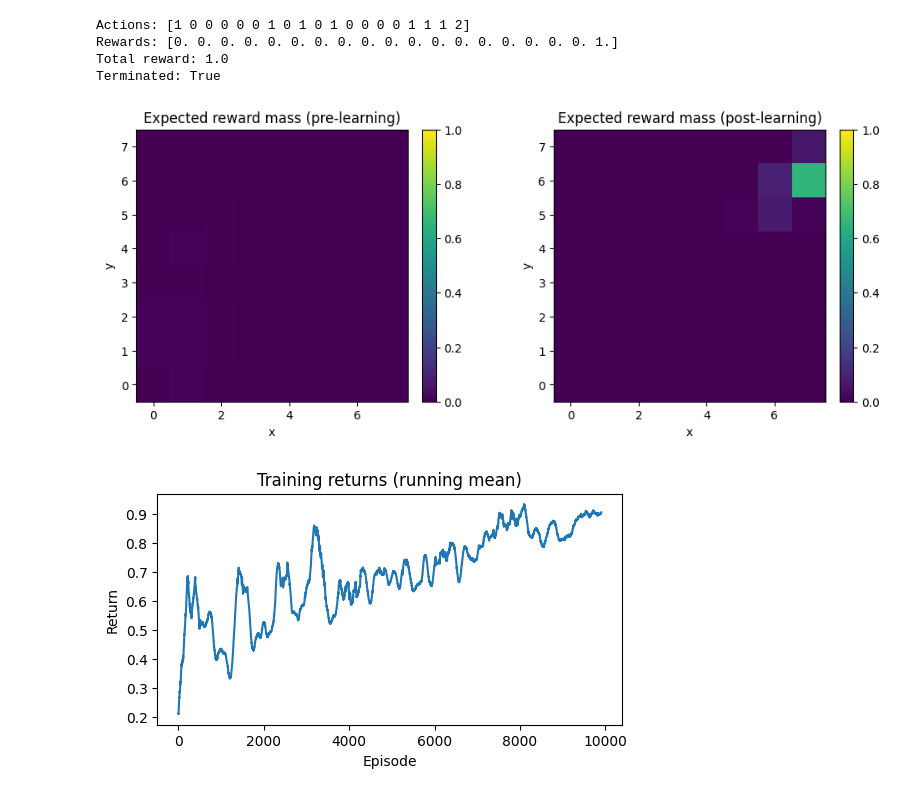
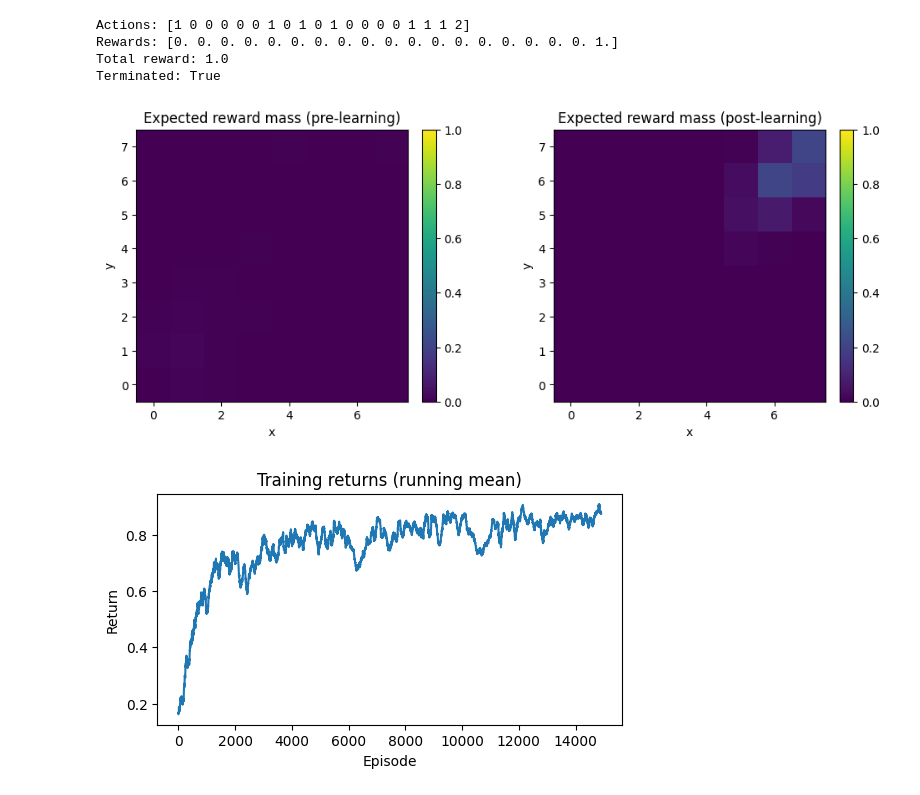
Before and after one commit to tiagodsilva/rl-minimal-examples, a Jupyter notebook: policy-gradient.ipynb, the cells around one changed output. Saved outputs shown, nothing was run; the diff lists cells and outputs as text; code cells hidden in the pictures.

```diff
--- a/policy-gradient.ipynb
+++ b/policy-gradient.ipynb
@@ -143,7 +145,7 @@ def train_reinforce(
     torch.manual_seed(seed)
     optimizer = torch.optim.Adam(policy.parameters(), lr=lr)
     scheduler = torch.optim.lr_scheduler.PolynomialLR(
-        optimizer, total_iters=episodes, power=1.0
+        optimizer, total_iters=2 * episodes, power=1.0
     )
 
     returns: List[float] = []
@@ -172,11 +174,8 @@ def train_reinforce(
             G = r + gamma * G
         returns.append(G)
 
-        # Baseline and loss
-        adv = G
-        loss = -(torch.stack(logprobs).sum()) * torch.as_tensor(
-            adv, dtype=torch.float32
-        )
+        # We invert the sign of the loss to maximize the reward (instead of minimizing it)
+        loss = -(torch.stack(logprobs).sum()) * torch.as_tensor(G, dtype=torch.float32)
 
         optimizer.zero_grad()
         loss.backward()
@@ -210,12 +209,9 @@ def estimate_reward_mass(
 
     return reward_mass / float(episodes), stop_prob / float(episodes)
 # %%
-# Experiment: reward surface and policy gradient training
-import matplotlib.pyplot as plt
-
-
 def make_bump_reward(width: int, height: int):
     def fn(x: int, y: int) -> float:
+        # We should always have width > 1 and height > 1, but just in case
         nx = 0.0 if width <= 1 else x / (width - 1)
         ny = 0.0 if height <= 1 else y / (height - 1)
         return 0.5 * nx + 0.5 * ny
@@ -233,37 +229,37 @@ env = GridEnv(
 policy = MLPPolicy(obs_dim=2, hidden_dim=32, num_actions=3)
 
 # Pre-learning distribution
-pre_mass, _ = estimate_reward_mass(env, policy, episodes=2000, seed=123)
+pre_mass, _ = estimate_reward_mass(env, policy, episodes=5000, seed=42)
 
 # Train with REINFORCE
 returns = train_reinforce(
-    env, policy, episodes=15000, lr=1e-2, gamma=1.0, seed=42, max_steps=H + W
+    env, policy, episodes=15000, lr=1e-3, gamma=1.0, seed=42, max_steps=H + W
 )
 
 # Post-learning distribution
-post_mass, _ = estimate_reward_mass(env, policy, episodes=2000, seed=42)
+post_mass, _ = estimate_reward_mass(env, policy, episodes=5000, seed=42)
 
 # Plot reward distributions before/after
 fig, axes = plt.subplots(1, 2, figsize=(10, 4), constrained_layout=True)
 for ax, data, title in [
     (axes[0], pre_mass, "Expected reward mass (pre-learning)"),
     (axes[1], post_mass, "Expected reward mass (post-learning)"),
 ]:
     im = ax.imshow(data, origin="lower", cmap="viridis", vmin=0.0, vmax=1.0)
     ax.set_title(title)
     ax.set_xlabel("x")
     ax.set_ylabel("y")
     fig.colorbar(im, ax=ax, fraction=0.046, pad=0.04)
 plt.show()
 
 # Plot returns curve
 returns_running_mean = np.convolve(returns, np.ones(100) / 100, mode="valid")
 plt.figure(figsize=(6, 3))
 plt.plot(returns_running_mean)
 plt.title("Training returns (running mean)")
 plt.xlabel("Episode")
 plt.ylabel("Return")
 plt.show()
 # %% [output]
-[figure, old version]
+[figure, new version]
-[figure, old version]
+[figure, new version]
```
Also changed, not shown: parts of 1 cell of this notebook.
